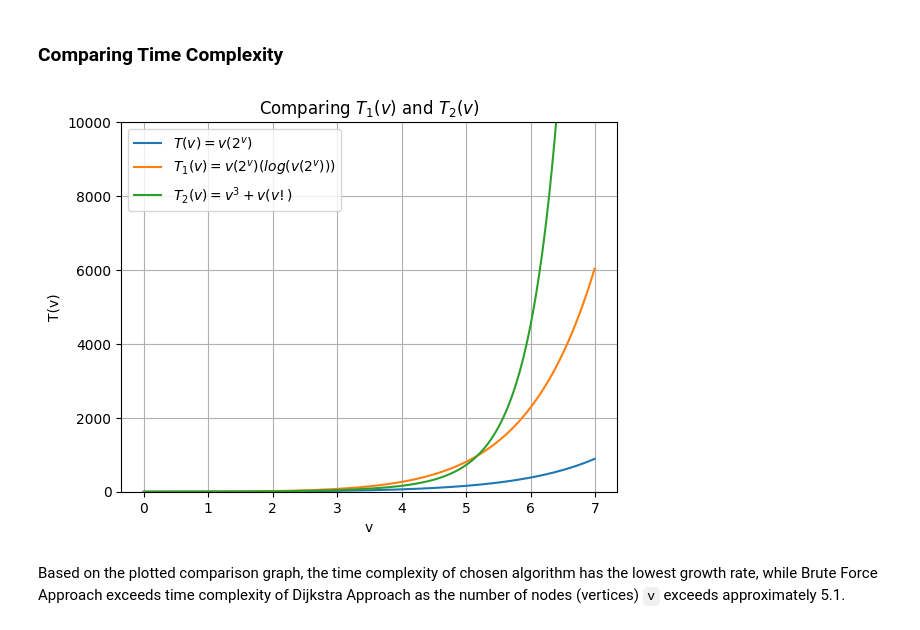
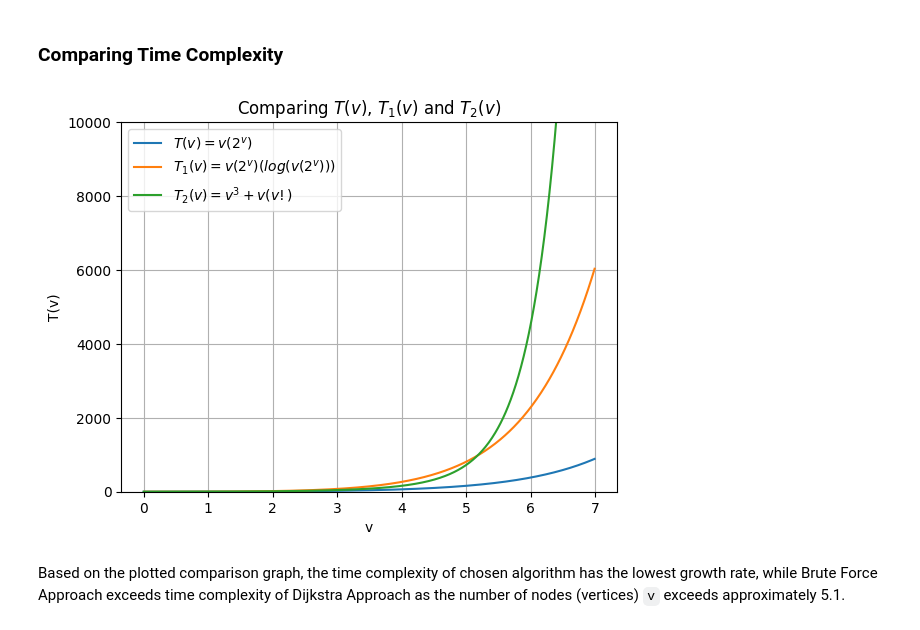
Before and after one commit to chuanlintneoh/WIA2005GA, a Jupyter notebook: Part 1/Solution.ipynb, the cells around one changed output. Cells and saved outputs as stored; diff of their text form; code cells hidden in the pictures.

Commit message:
Update graph title

```diff
--- a/Part 1/Solution.ipynb
+++ b/Part 1/Solution.ipynb
@@ -266,35 +266,35 @@ The time complexity of this algorithm approach is **`O(V^3 + V x V!)`**.
 import numpy as np
 from scipy.special import gamma
 import matplotlib.pyplot as plt
 
 def T(v):
   return v * 2**v
 
 def T1(v):
   return v * 2**v * np.log(v * 2**v)
 
 def T2(v):
   if np.any(v != np.floor(v)):
     # Calculate factorial using gamma function for non-integer v
     return v**3 + v * gamma(v + 1)
   else:
     # Calculate factorial using np.math.factorial for integer v
     return v**3 + v * np.math.factorial(v.astype(int))
 
 v = np.arange(0, 7, 0.01)
 
 plt.plot(v, T(v), label='$T(v) = v(2^v)$')
 plt.plot(v, T1(v), label='$T_1(v) = v(2^v)(log(v(2^v)))$')
 plt.plot(v, T2(v), label='$T_2(v) = v^3 + v(v!)$')
 plt.ylim(0, 10000)
 plt.xlabel('v')
 plt.ylabel('T(v)')
-plt.title('Comparing $T_1(v)$ and $T_2(v)$')
+plt.title('Comparing $T(v)$, $T_1(v)$ and $T_2(v)$')
 plt.legend()
 plt.grid()
 plt.show()
 # %% [output]
-[figure, old version]
+[figure, new version]
 # %% [markdown]
 Based on the plotted comparison graph, the time complexity of chosen algorithm has the lowest growth rate, while Brute Force Approach exceeds time complexity of Dijkstra Approach as the number of nodes (vertices) `v` exceeds approximately 5.1.
 # %% [markdown]
```
Also changed, not shown: 1 other file.
